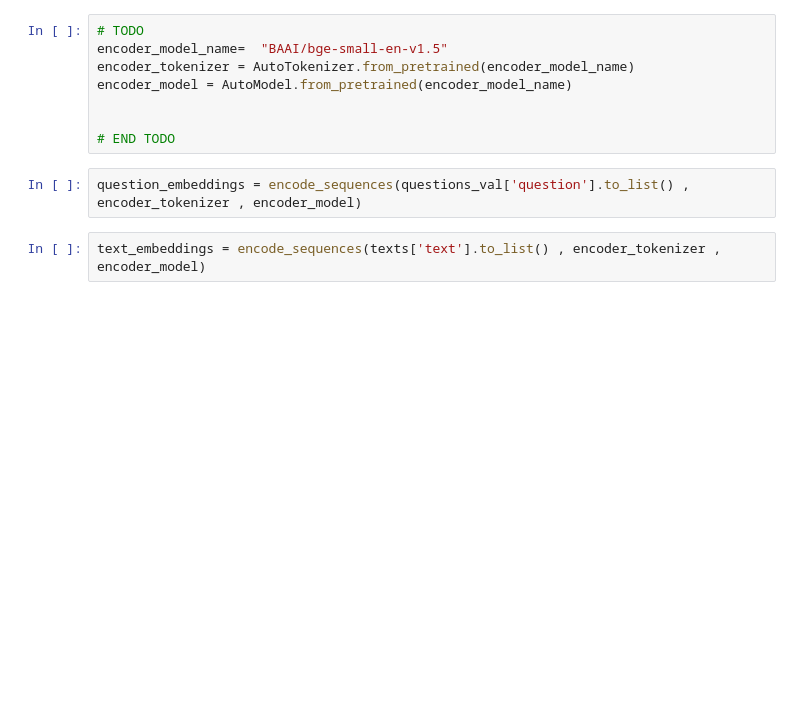
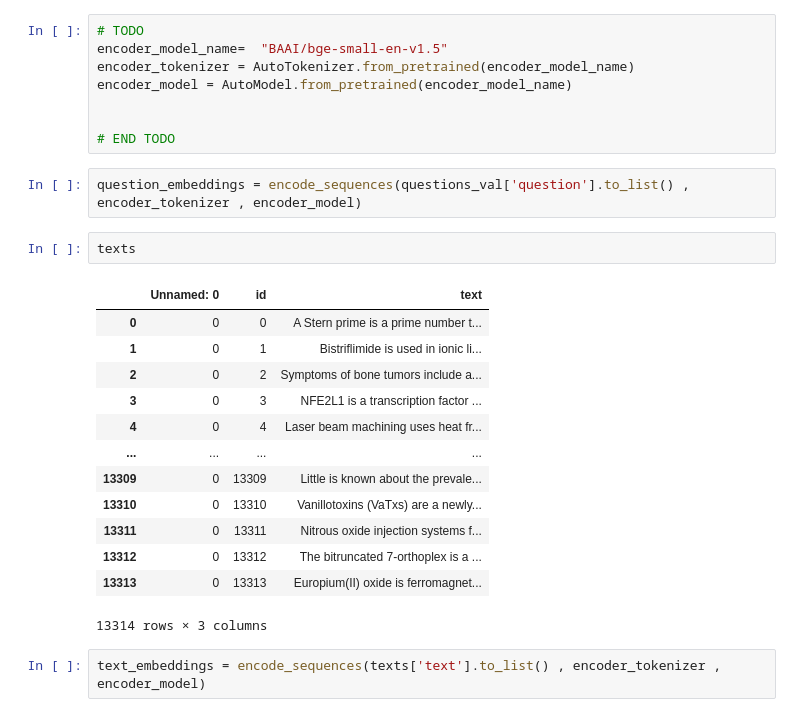
Before and after one commit to mohamedali05/TP_INF8460, a Jupyter notebook: TP_4/INF8460_A24_TP4.ipynb, the cells around one changed output. Cells and saved outputs as stored; diff of their text form; blank space fills up the shorter version.

```diff
--- a/TP_4/INF8460_A24_TP4.ipynb
+++ b/TP_4/INF8460_A24_TP4.ipynb
@@ -465,6 +599,22 @@ encoder_model = AutoModel.from_pretrained(encoder_model_name)
 # END TODO
 # %%
 question_embeddings = encode_sequences(questions_val['question'].to_list() , encoder_tokenizer , encoder_model)
+# %%
+texts
+# %% [output]
+|  | Unnamed: 0 | id | text |
+| 0 | 0 | 0 | A Stern prime is a prime number t... |
+| 1 | 0 | 1 | Bistriflimide is used in ionic li... |
+| 2 | 0 | 2 | Symptoms of bone tumors include a... |
+| 3 | 0 | 3 | NFE2L1 is a transcription factor ... |
+| 4 | 0 | 4 | Laser beam machining uses heat fr... |
+| ... | ... | ... | ... |
+| 13309 | 0 | 13309 | Little is known about the prevale... |
+| 13310 | 0 | 13310 | Vanillotoxins (VaTxs) are a newly... |
+| 13311 | 0 | 13311 | Nitrous oxide injection systems f... |
+| 13312 | 0 | 13312 | The bitruncated 7-orthoplex is a ... |
+| 13313 | 0 | 13313 | Europium(II) oxide is ferromagnet... |
+13314 rows × 3 columns
 # %%
 text_embeddings = encode_sequences(texts['text'].to_list() , encoder_tokenizer , encoder_model)
 # %%
```
Also changed, not shown: parts of 34 cells of this notebook.
